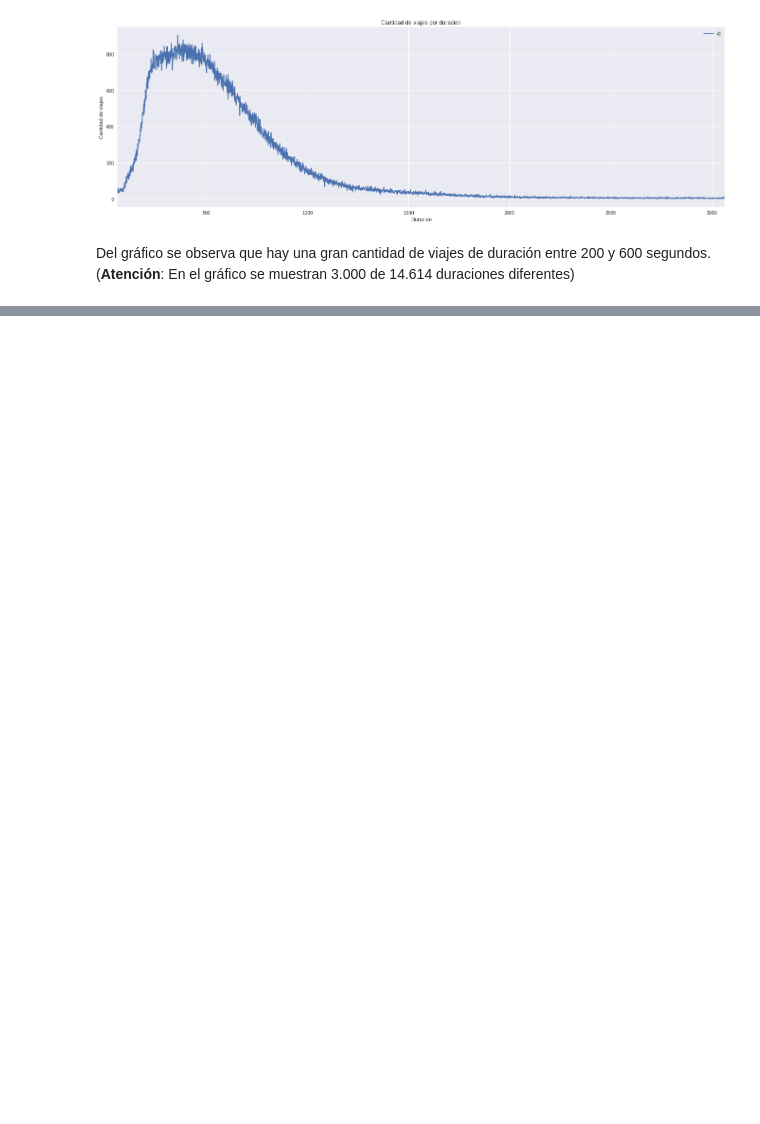
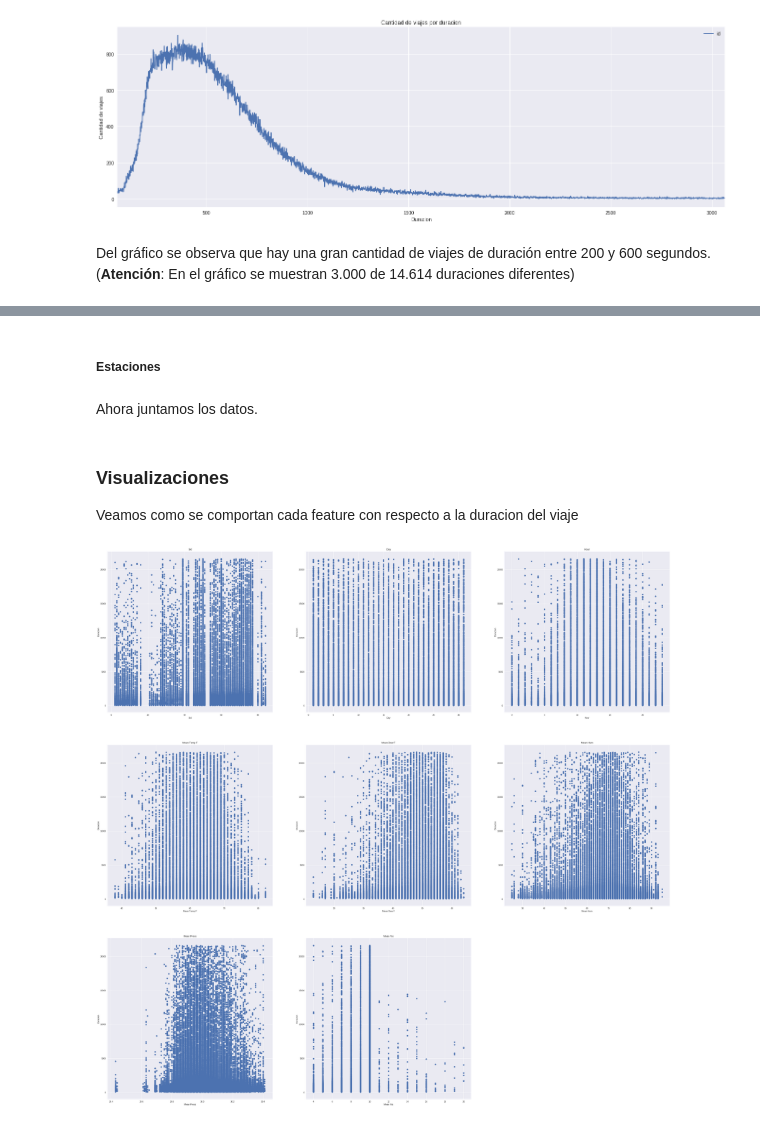
Before and after one commit to frisjon/tp2, a Jupyter notebook: trabajo_practico_2.ipynb, the cells around one changed output, grey strips where cells are left out. Saved outputs shown, nothing was run; the diff lists cells and outputs as text; code cells hidden in the pictures; blank space fills up the shorter version.

Commit message:
agrego el informe final. falta redactarlo mejor. agrego submission del nuevo informe

```diff
--- a/trabajo_practico_2.ipynb
+++ b/trabajo_practico_2.ipynb
@@ -591,0 +238,55 @@ knn.score(X_testK, y_testK)
+# %% [markdown]
+##### Estaciones
+# %%
+#Cargamos el set de las estaciones
+stations = pd.read_csv('./data/station.csv', low_memory=False)
+
+#Cambiamos el nombre de un feature para hacer un merge con los datos de los viajes
+stations.rename(columns={'id':'sid'}, inplace=True)
+
+#Quitamos los features innecesarios
+stations.drop(['name','lat','long','installation_date'], axis=1, inplace=True)
+# %% [markdown]
+Ahora juntamos los datos.
+# %%
+#Merge con datos de las estaciones
+datos      = pd.merge(train, stations, how='inner', on='sid')
+test_final = pd.merge(test,  stations, how='inner', on='sid')
+
+#Merge con datos del clima
+datos      = pd.merge(datos,      weather, how='inner', on=['date','city'])
+test_final = pd.merge(test_final, weather, how='outer', on=['date','city'])
+
+#Convertimos en features a la ciudad en donde comienza el viaje
+datos      =      datos.merge(pd.get_dummies(datos['city']),      left_index=True, right_index=True)
+test_final = test_final.merge(pd.get_dummies(test_final['city']), left_index=True, right_index=True)
+
+#Quitamos los features que fueron utilizados para el merge
+datos.drop(     ['s_date','date','z_code','city'], axis=1, inplace=True)
+test_final.drop(['s_date','date','z_code','city'], axis=1, inplace=True)
+
+#Quitamos los datos invalidos en el set de test que se agregaron luego del merge con weather
+test_final.drop(test_final[test_final['id'].isnull()].index, inplace=True)
+
+#Rellenamos los datos faltantes con valores validos anteriores
+#Creemos que esto es razonable ya que los datos faltantes son solamente del clima en algunos dias
+#Asumiendo que el clima no varia mucho cada dia, completamos los datos faltantes con los datos de dias previos
+test_final.fillna(method='pad', inplace=True)
+# %% [markdown]
+### Visualizaciones
+
+Veamos como se comportan cada feature con respecto a la duracion del viaje
+# %%
+features = ['sid','day','hour','mean_temp_f','mean_dew_f','mean_hum','mean_press','mean_vis','mean_wind']
+plt.figure(figsize=(50, 50))
+
+for i in range(len(features)-1):
+    plt.subplot(3, 3, i+1);
+    plt.title(features[i].replace('_', ' ').title());
+    plt.scatter(datos[features[i]], datos['duration']);
+    plt.xlabel(features[i].replace('_', ' ').title());
+    plt.ylabel('Duracion');
+
+plt.show()
+# %% [output]
+[figure, added]
```
Also changed, not shown: parts of 110 cells of this notebook, 1 other file.
